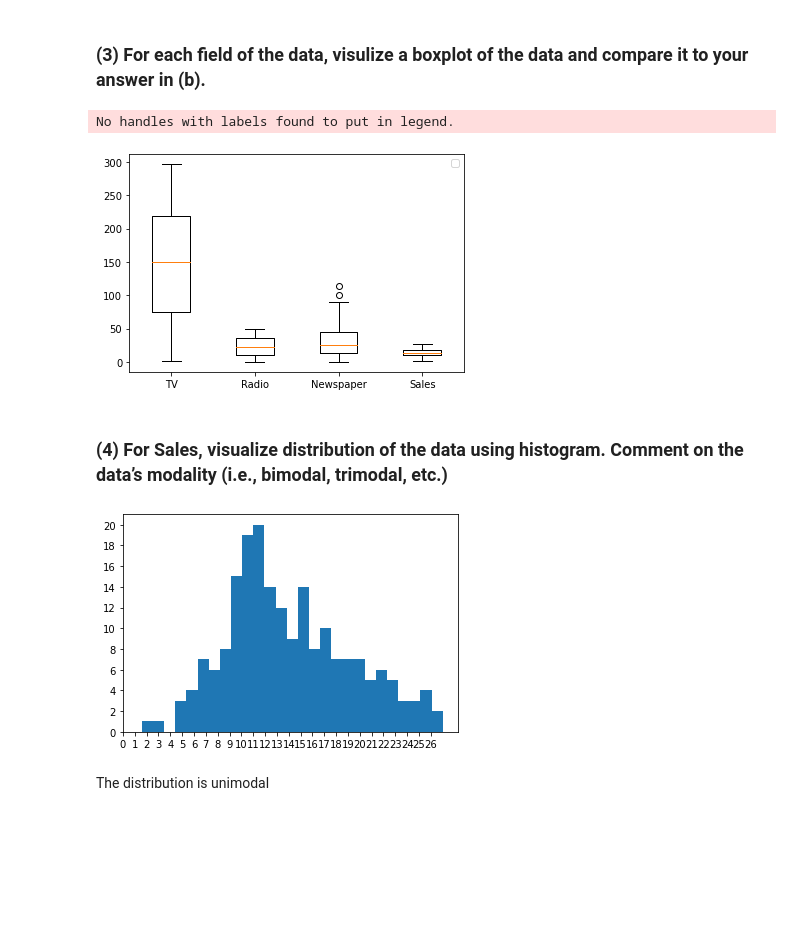
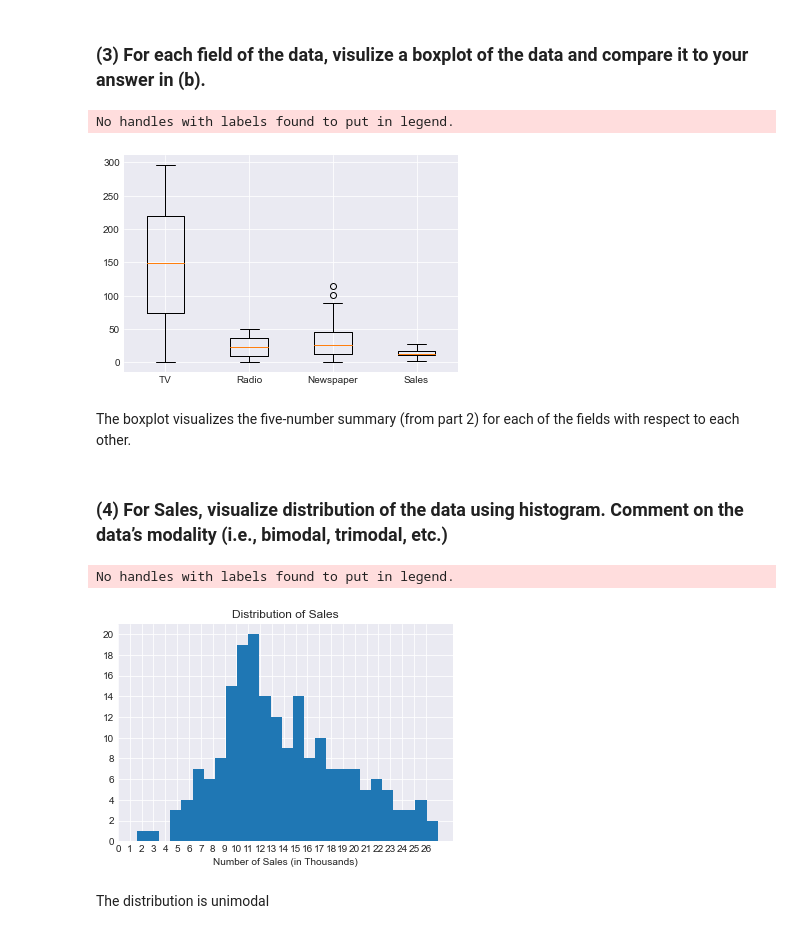
Before and after one commit to miamrodgers/4310-ML, a Jupyter notebook: ME1_simpleAnalysis/data_analysis.ipynb, the cells around one changed output. Drawn from its saved outputs; the diff is of its cells as text; code cells hidden in the pictures; blank space fills up the shorter version.

```diff
--- a/ME1_simpleAnalysis/data_analysis.ipynb
+++ b/ME1_simpleAnalysis/data_analysis.ipynb
@@ -67,6 +67,9 @@ data.shape
 | 9/26/19 | 232.1 | 8.6 | 8.7 | 13.4 |
 200 rows × 4 columns
 (200, 4)
+# %%
+from matplotlib import pyplot as plt
+plt.style.use('seaborn-darkgrid')
 # %% [markdown]
 ## Part 1 Tasks
 
@@ -113,25 +116,29 @@ data.describe()
 # %% [markdown]
 ### (3) For each field of the data, visulize a boxplot of the data and compare it to your answer in (b).
 # %%
-from matplotlib import pyplot as plt
-
 plt.boxplot([data[column] for column in data.columns],
             labels=[column for column in data.columns])
 plt.legend()
 plt.show()
 # %% [output]
 No handles with labels found to put in legend.
-[figure, old version]
+[figure, new version]
+# %% [markdown]
+The boxplot visualizes the five-number summary (from part 2) for each of the fields with respect to each other.
 # %% [markdown]
 
 ### (4) For Sales, visualize distribution of the data using histogram. Comment on the data’s modality (i.e., bimodal, trimodal, etc.)
 # %%
 plt.hist(data.Sales, bins=27)
 plt.xticks([x for x in range(27)])
 plt.yticks([2*x for x in range(11)])
+plt.title('Distribution of Sales')
+plt.xlabel('Number of Sales (in Thousands)')
+plt.legend()
 plt.show()
 # %% [output]
+No handles with labels found to put in legend.
-[figure, old version]
+[figure, new version]
 # %% [markdown]
 The distribution is unimodal
 # %% [markdown]
```
Also changed, not shown: parts of 6 cells of this notebook.
